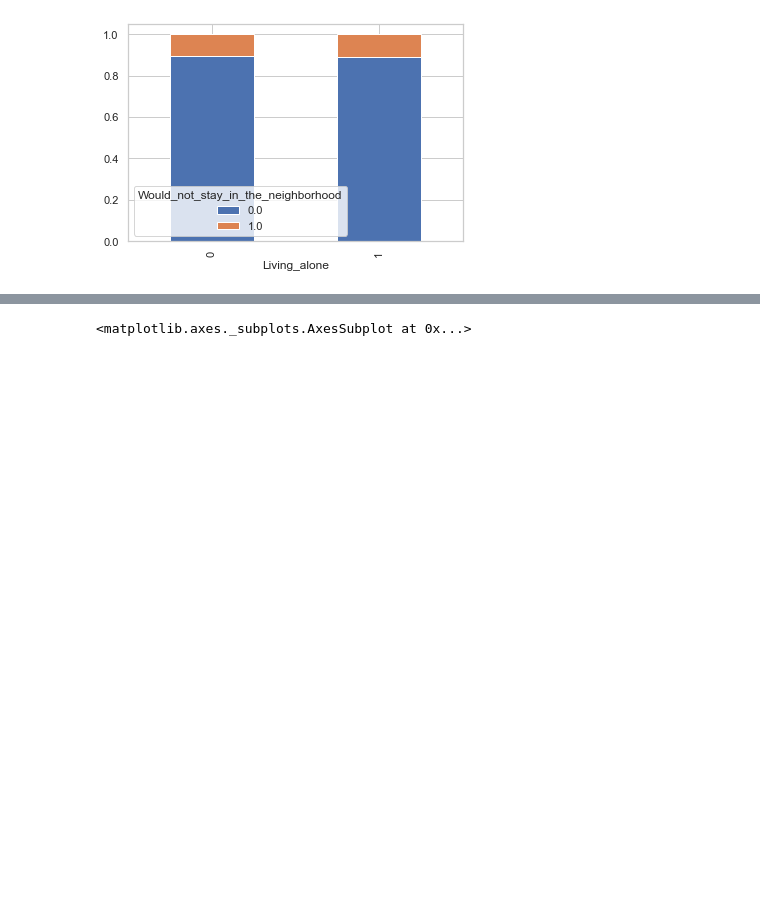
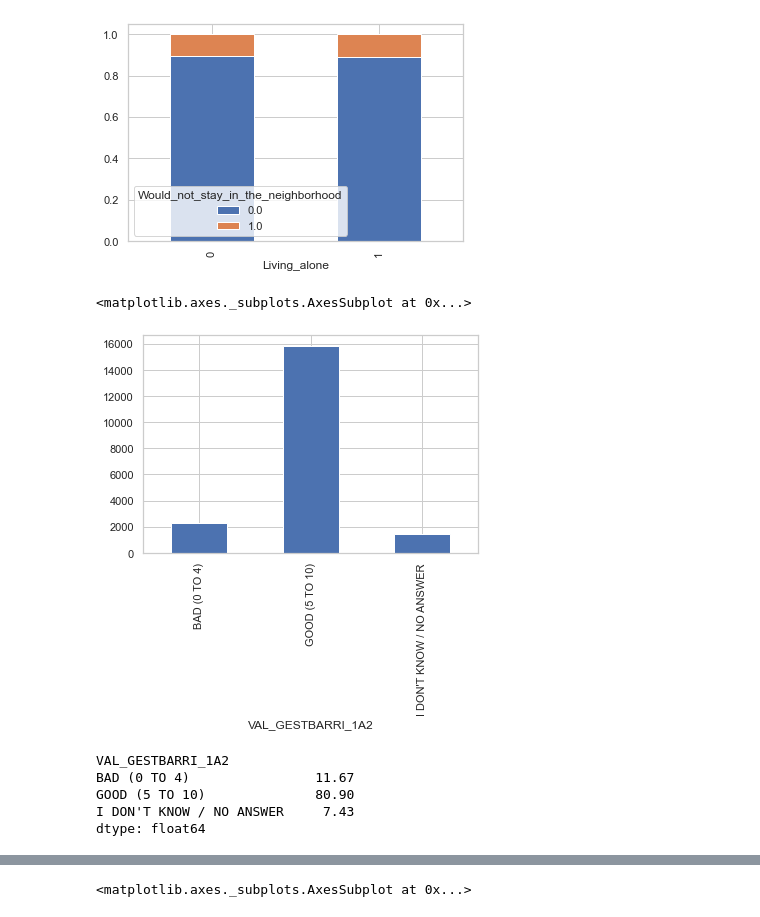
Before and after one commit to abednarczuk/MasterThesis, a Jupyter notebook: data with IDK NA response/01_1_Survey_data.ipynb, the cells around one changed output, grey strips where cells are left out. Drawn from its saved outputs; the diff is of its cells as text; code cells hidden in the pictures; blank space fills up the shorter version.

```diff
--- a/data with IDK NA response/01_1_Survey_data.ipynb
+++ b/data with IDK NA response/01_1_Survey_data.ipynb
@@ -1183,3 +1536,17 @@ table.div(table.sum(1).astype(float), axis=0).plot(kind='bar', stacked=True)
 # %% [output]
 <matplotlib.axes._subplots.AxesSubplot at 0x...>
 [figure]
+# %%
+# ON A SCALE FROM 0 TO 10, 0 BEING VERY BAD AND 10 VERY GOOD, HOW DO YOU RATE THE MANAGEMENT OF THE CITY COUNCIL IN YOUR NEIGHBORHOOD? - GROUPED
+survey_65.groupby(['VAL_GESTBARRI_1A2']).size().plot.bar()
+# %% [output]
+<matplotlib.axes._subplots.AxesSubplot at 0x...>
+[figure, added]
+# %%
+round(survey_65.groupby(['VAL_GESTBARRI_1A2']).size() / survey_65.groupby(['VAL_GESTBARRI_1A2']).size().sum() * 100,2)
+# %% [output]
+VAL_GESTBARRI_1A2
+BAD (0 TO 4)                11.67
+GOOD (5 TO 10)              80.90
+I DON'T KNOW / NO ANSWER     7.43
+dtype: float64
```
Also changed, not shown: parts of 56 cells of this notebook, 3 other files.
